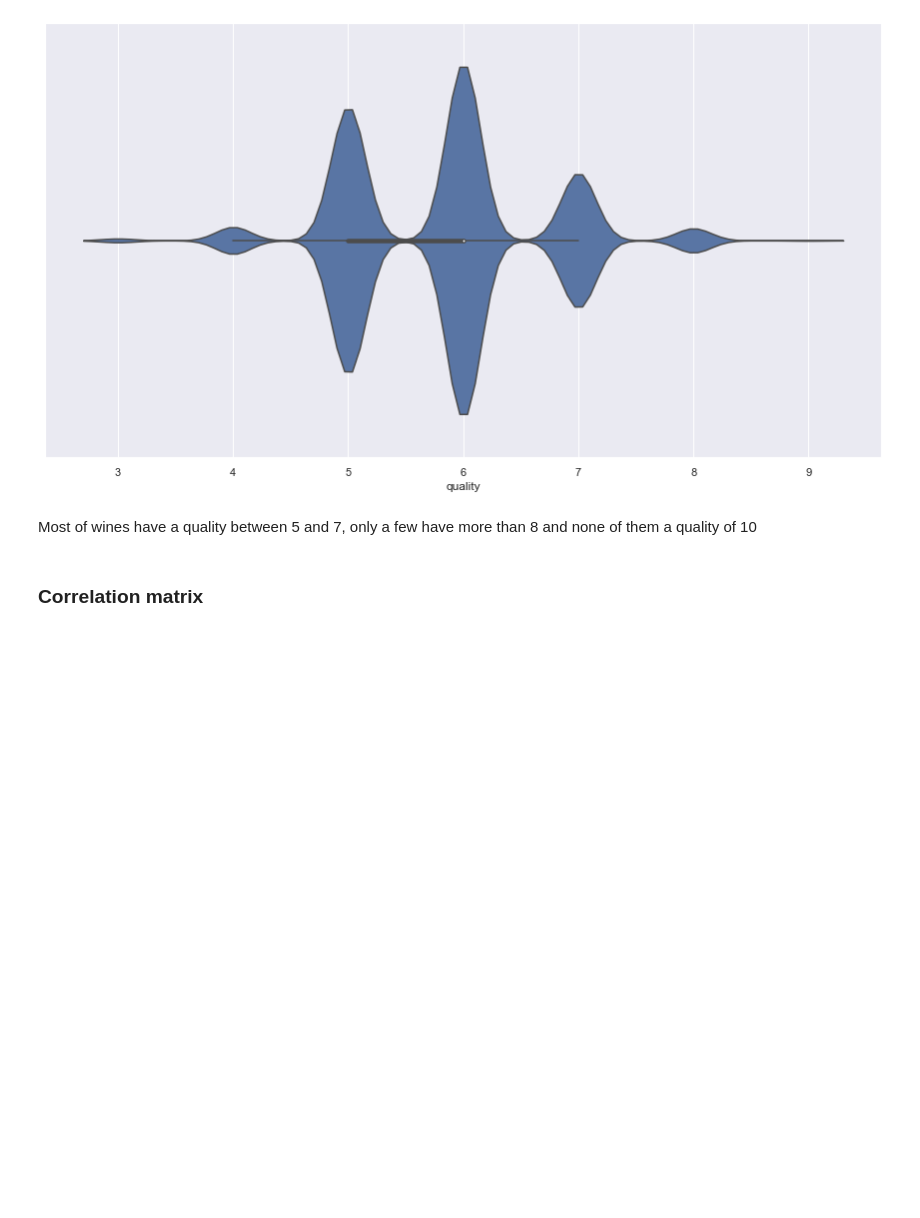
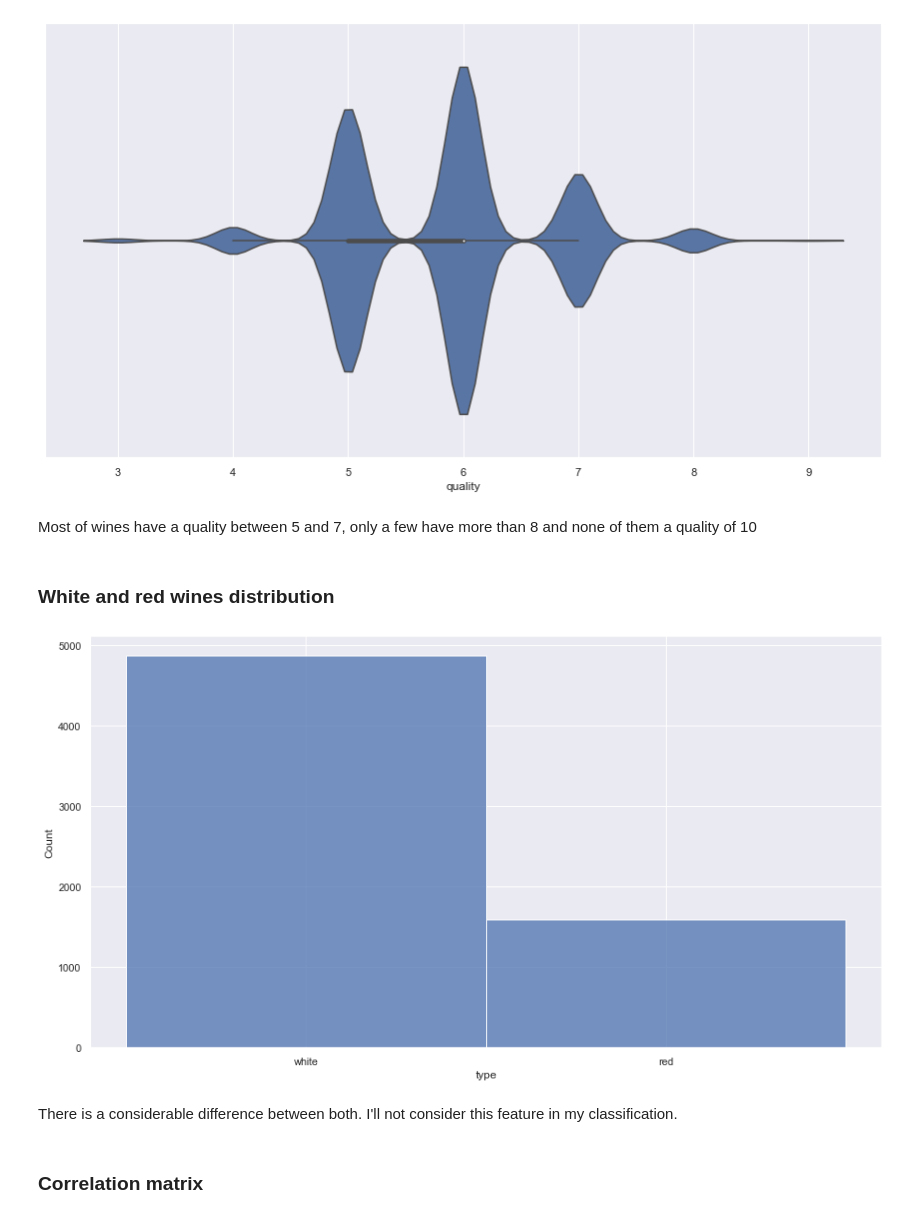
Before and after one commit to GastonAQS/DataScienceProjects, a Jupyter notebook: WineQualityDataset/wines.ipynb, the cells around one changed output. Drawn from its saved outputs; the diff is of its cells as text; code cells hidden in the pictures; blank space fills up the shorter version.

Commit message:
wines ds

```diff
--- a/WineQualityDataset/wines.ipynb
+++ b/WineQualityDataset/wines.ipynb
@@ -94,6 +96,15 @@ plt.show()
 [figure]
 # %% [markdown]
 Most of wines have a quality between 5 and 7, only a few have more than 8 and none of them a quality of 10
+# %% [markdown]
+### White and red wines distribution
+# %%
+g = sns.histplot(x=dataset["type"])
+plt.show()
+# %% [output]
+[figure, added]
+# %% [markdown]
+There is a considerable difference between both. I'll not consider this feature in my classification.
 # %% [markdown]
 ### Correlation matrix
 # %%
```
Also changed, not shown: parts of 13 cells of this notebook.
